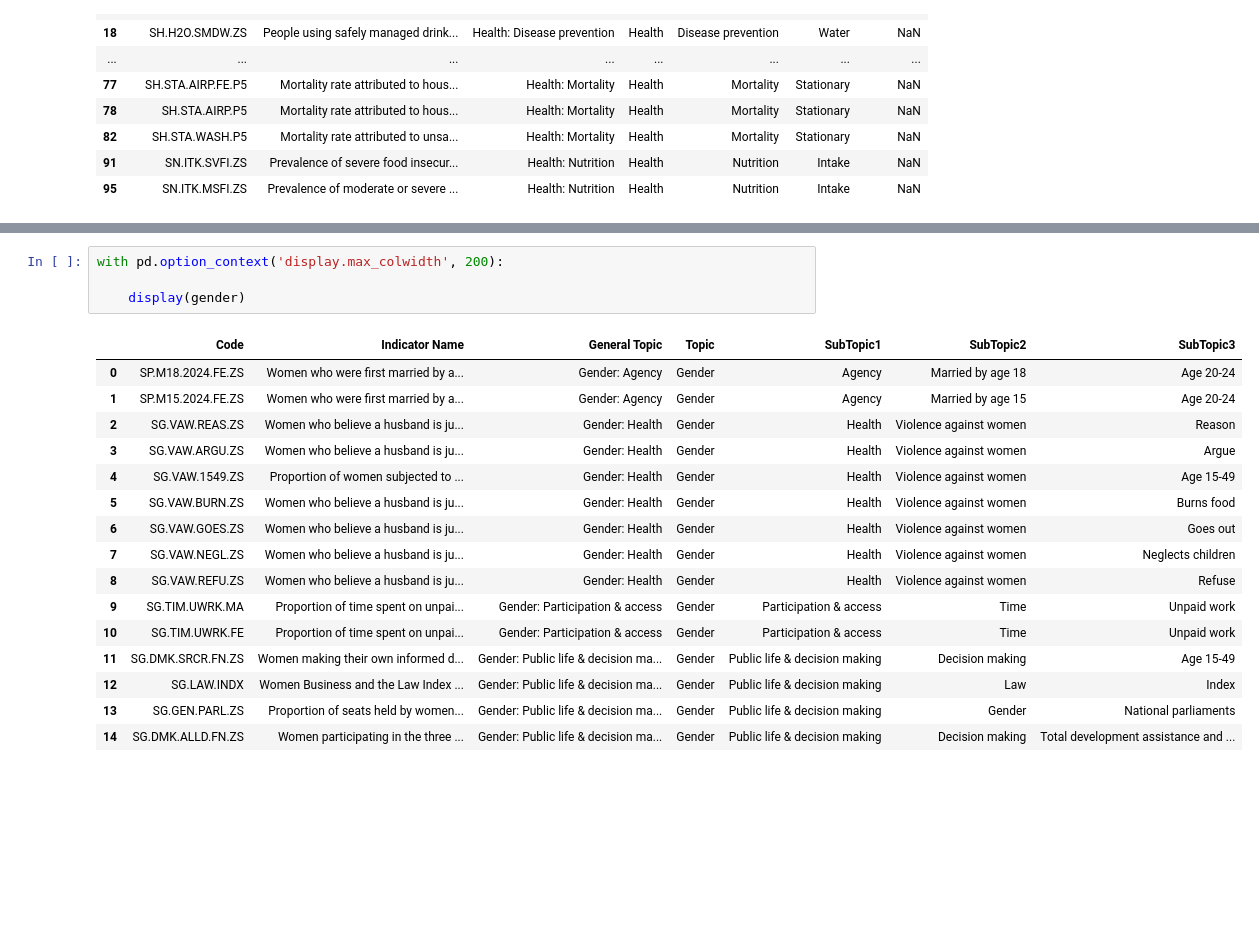
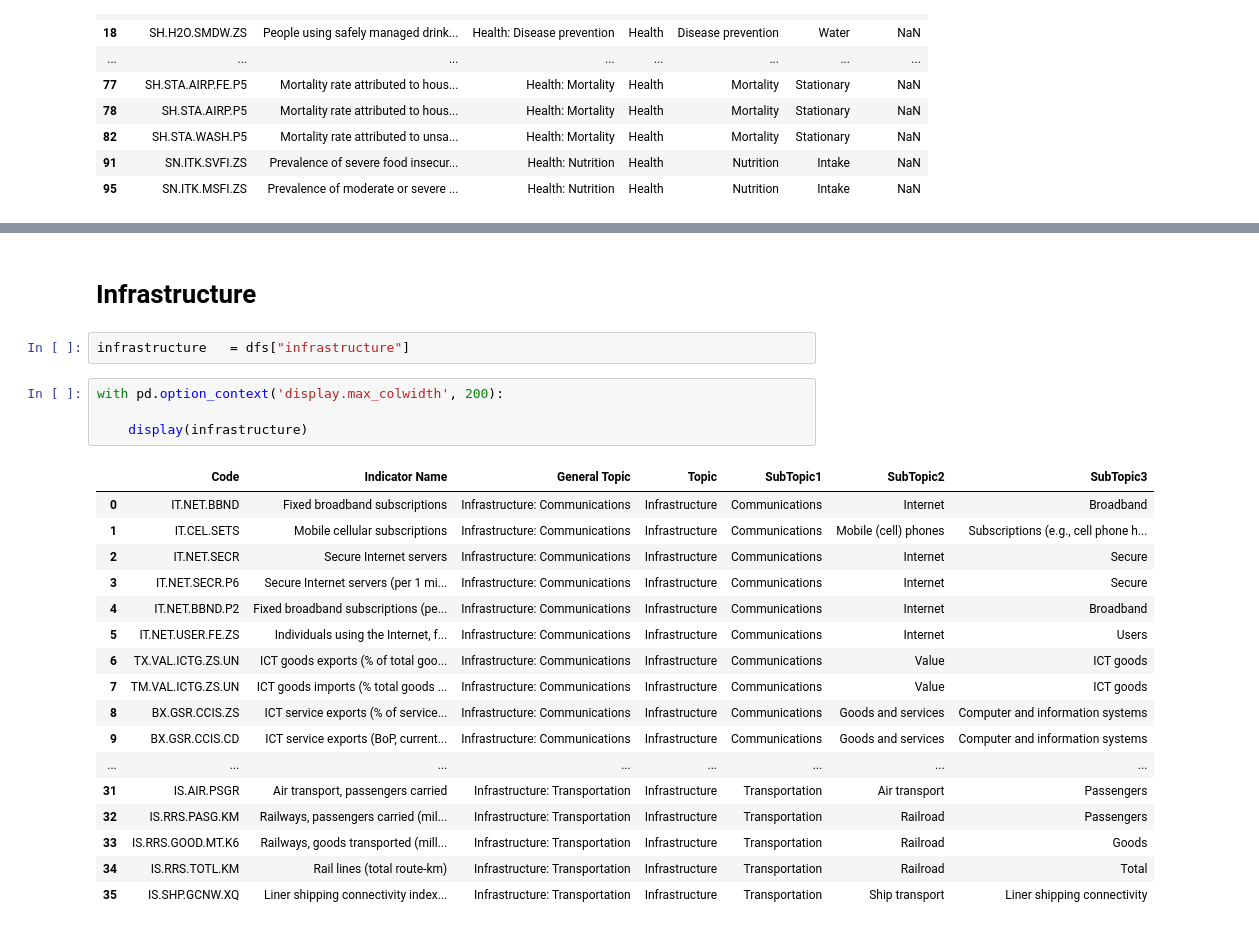
Before and after one commit to bm-sami/tunisia-wdi-structure, a Jupyter notebook: notebooks/metadata_code_1.ipynb, the cells around one changed output, grey strips where cells are left out. Saved outputs shown, nothing was run; the diff lists cells and outputs as text; blank space fills up the shorter version.

```diff
--- a/notebooks/metadata_code_1.ipynb
+++ b/notebooks/metadata_code_1.ipynb
@@ -843,21 +937,26 @@ gender.loc[gender["Code"] == "SG.DMK.SRCR.FN.ZS", "SubTopic3"] = "Age 15-49"
+# %% [markdown]
+# Infrastructure
+# %%
+infrastructure   = dfs["infrastructure"]
 # %%
 with pd.option_context('display.max_colwidth', 200):
 
-    display(gender)
+    display(infrastructure)
 # %% [output]
 |  | Code | Indicator Name | General Topic | Topic | SubTopic1 | SubTopic2 | SubTopic3 |
-| 0 | SP.M18.2024.FE.ZS | Women who were first married by a... | Gender: Agency | Gender | Agency | Married by age 18 | Age 20-24 |
-| 1 | SP.M15.2024.FE.ZS | Women who were first married by a... | Gender: Agency | Gender | Agency | Married by age 15 | Age 20-24 |
-| 2 | SG.VAW.REAS.ZS | Women who believe a husband is ju... | Gender: Health | Gender | Health | Violence against women | Reason |
-| 3 | SG.VAW.ARGU.ZS | Women who believe a husband is ju... | Gender: Health | Gender | Health | Violence against women | Argue |
-| 4 | SG.VAW.1549.ZS | Proportion of women subjected to ... | Gender: Health | Gender | Health | Violence against women | Age 15-49 |
-| 5 | SG.VAW.BURN.ZS | Women who believe a husband is ju... | Gender: Health | Gender | Health | Violence against women | Burns food |
-| 6 | SG.VAW.GOES.ZS | Women who believe a husband is ju... | Gender: Health | Gender | Health | Violence against women | Goes out |
-| 7 | SG.VAW.NEGL.ZS | Women who believe a husband is ju... | Gender: Health | Gender | Health | Violence against women | Neglects children |
-| 8 | SG.VAW.REFU.ZS | Women who believe a husband is ju... | Gender: Health | Gender | Health | Violence against women | Refuse |
-| 9 | SG.TIM.UWRK.MA | Proportion of time spent on unpai... | Gender: Participation & access | Gender | Participation & access | Time | Unpaid work |
-| 10 | SG.TIM.UWRK.FE | Proportion of time spent on unpai... | Gender: Participation & access | Gender | Participation & access | Time | Unpaid work |
-| 11 | SG.DMK.SRCR.FN.ZS | Women making their own informed d... | Gender: Public life & decision ma... | Gender | Public life & decision making | Decision making | Age 15-49 |
-| 12 | SG.LAW.INDX | Women Business and the Law Index ... | Gender: Public life & decision ma... | Gender | Public life & decision making | Law | Index |
-| 13 | SG.GEN.PARL.ZS | Proportion of seats held by women... | Gender: Public life & decision ma... | Gender | Public life & decision making | Gender | National parliaments |
-| 14 | SG.DMK.ALLD.FN.ZS | Women participating in the three ... | Gender: Public life & decision ma... | Gender | Public life & decision making | Decision making | Total development assistance and ... |
+| 0 | IT.NET.BBND | Fixed broadband subscriptions | Infrastructure: Communications | Infrastructure | Communications | Internet | Broadband |
+| 1 | IT.CEL.SETS | Mobile cellular subscriptions | Infrastructure: Communications | Infrastructure | Communications | Mobile (cell) phones | Subscriptions (e.g., cell phone h... |
+| 2 | IT.NET.SECR | Secure Internet servers | Infrastructure: Communications | Infrastructure | Communications | Internet | Secure |
+| 3 | IT.NET.SECR.P6 | Secure Internet servers (per 1 mi... | Infrastructure: Communications | Infrastructure | Communications | Internet | Secure |
+| 4 | IT.NET.BBND.P2 | Fixed broadband subscriptions (pe... | Infrastructure: Communications | Infrastructure | Communications | Internet | Broadband |
+| 5 | IT.NET.USER.FE.ZS | Individuals using the Internet, f... | Infrastructure: Communications | Infrastructure | Communications | Internet | Users |
+| 6 | TX.VAL.ICTG.ZS.UN | ICT goods exports (% of total goo... | Infrastructure: Communications | Infrastructure | Communications | Value | ICT goods |
+| 7 | TM.VAL.ICTG.ZS.UN | ICT goods imports (% total goods ... | Infrastructure: Communications | Infrastructure | Communications | Value | ICT goods |
+| 8 | BX.GSR.CCIS.ZS | ICT service exports (% of service... | Infrastructure: Communications | Infrastructure | Communications | Goods and services | Computer and information systems |
+| 9 | BX.GSR.CCIS.CD | ICT service exports (BoP, current... | Infrastructure: Communications | Infrastructure | Communications | Goods and services | Computer and information systems |
+| ... | ... | ... | ... | ... | ... | ... | ... |
+| 31 | IS.AIR.PSGR | Air transport, passengers carried | Infrastructure: Transportation | Infrastructure | Transportation | Air transport | Passengers |
+| 32 | IS.RRS.PASG.KM | Railways, passengers carried (mil... | Infrastructure: Transportation | Infrastructure | Transportation | Railroad | Passengers |
+| 33 | IS.RRS.GOOD.MT.K6 | Railways, goods transported (mill... | Infrastructure: Transportation | Infrastructure | Transportation | Railroad | Goods |
+| 34 | IS.RRS.TOTL.KM | Rail lines (total route-km) | Infrastructure: Transportation | Infrastructure | Transportation | Railroad | Total |
+| 35 | IS.SHP.GCNW.XQ | Liner shipping connectivity index... | Infrastructure: Transportation | Infrastructure | Transportation | Ship transport | Liner shipping connectivity |
```
Also changed, not shown: parts of 40 cells of this notebook.
